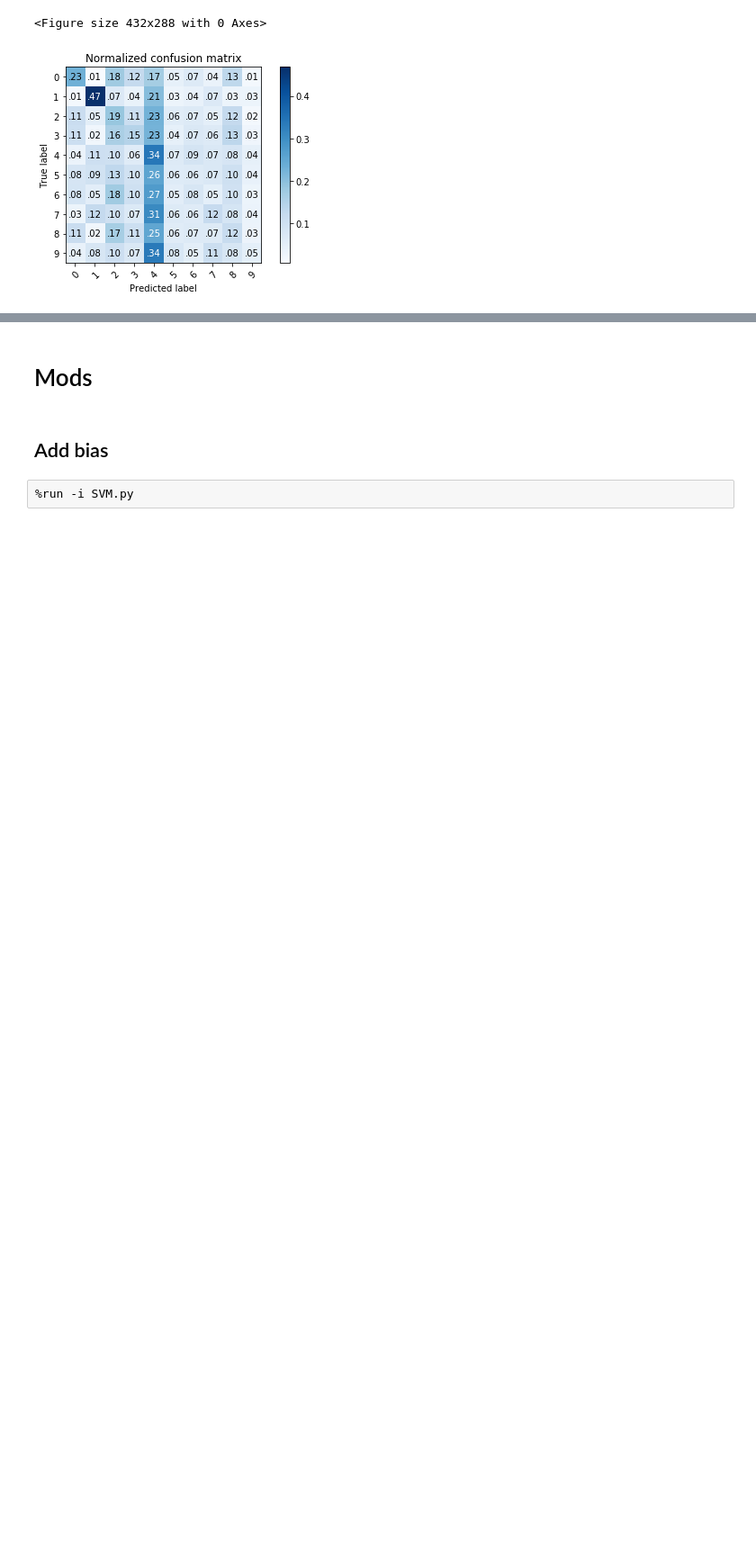
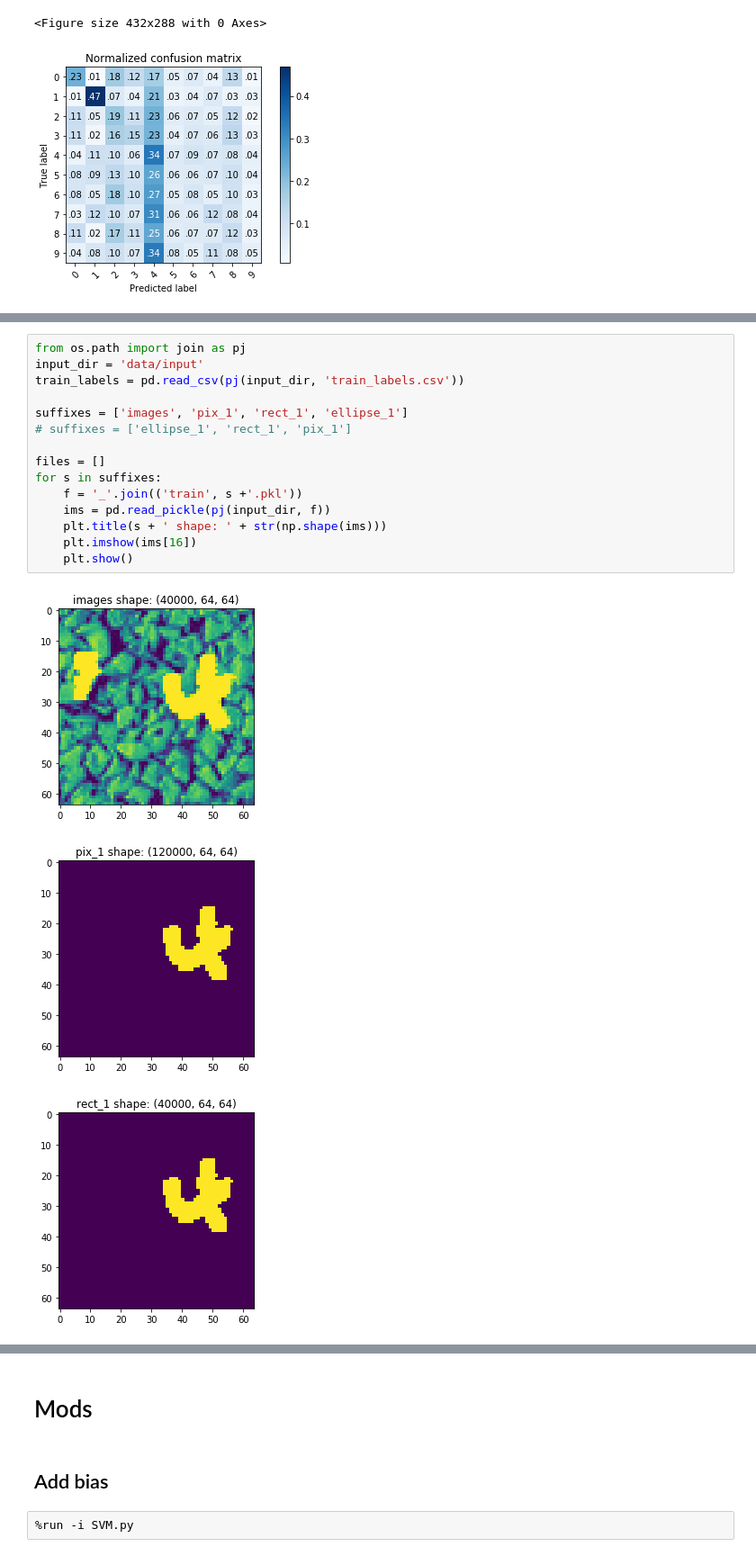
Before and after one commit to victoriacmichaud/551project3, a Jupyter notebook: SVM.py debug.ipynb, the cells around one changed output, grey strips where cells are left out. Shown at 90% size. Saved outputs shown, nothing was run; the diff lists cells and outputs as text; blank space fills up the shorter version.

```diff
--- a/SVM.py debug.ipynb
+++ b/SVM.py debug.ipynb
@@ -84,0 +118,19 @@ Accuracy: 0.1855
+# %%
+from os.path import join as pj
+input_dir = 'data/input'
+train_labels = pd.read_csv(pj(input_dir, 'train_labels.csv'))
+
+suffixes = ['images', 'pix_1', 'rect_1', 'ellipse_1']
+# suffixes = ['ellipse_1', 'rect_1', 'pix_1']
+
+files = []
+for s in suffixes:
+    f = '_'.join(('train', s +'.pkl'))
+    ims = pd.read_pickle(pj(input_dir, f))
+    plt.title(s + ' shape: ' + str(np.shape(ims)))
+    plt.imshow(ims[16])
+    plt.show()
+# %% [output]
+[figure, added]
+[figure, added]
+[figure, added]
```
Also changed, not shown: parts of 6 cells of this notebook, 1 other file.
